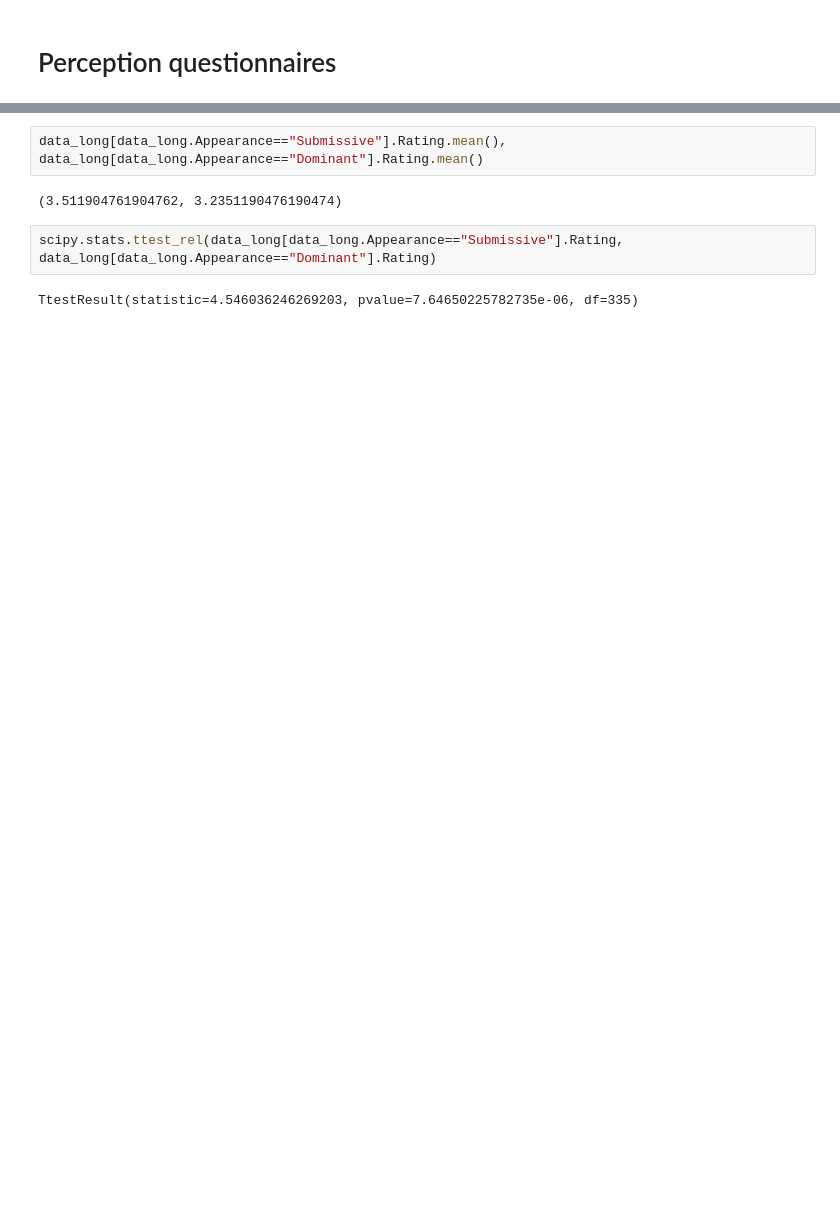
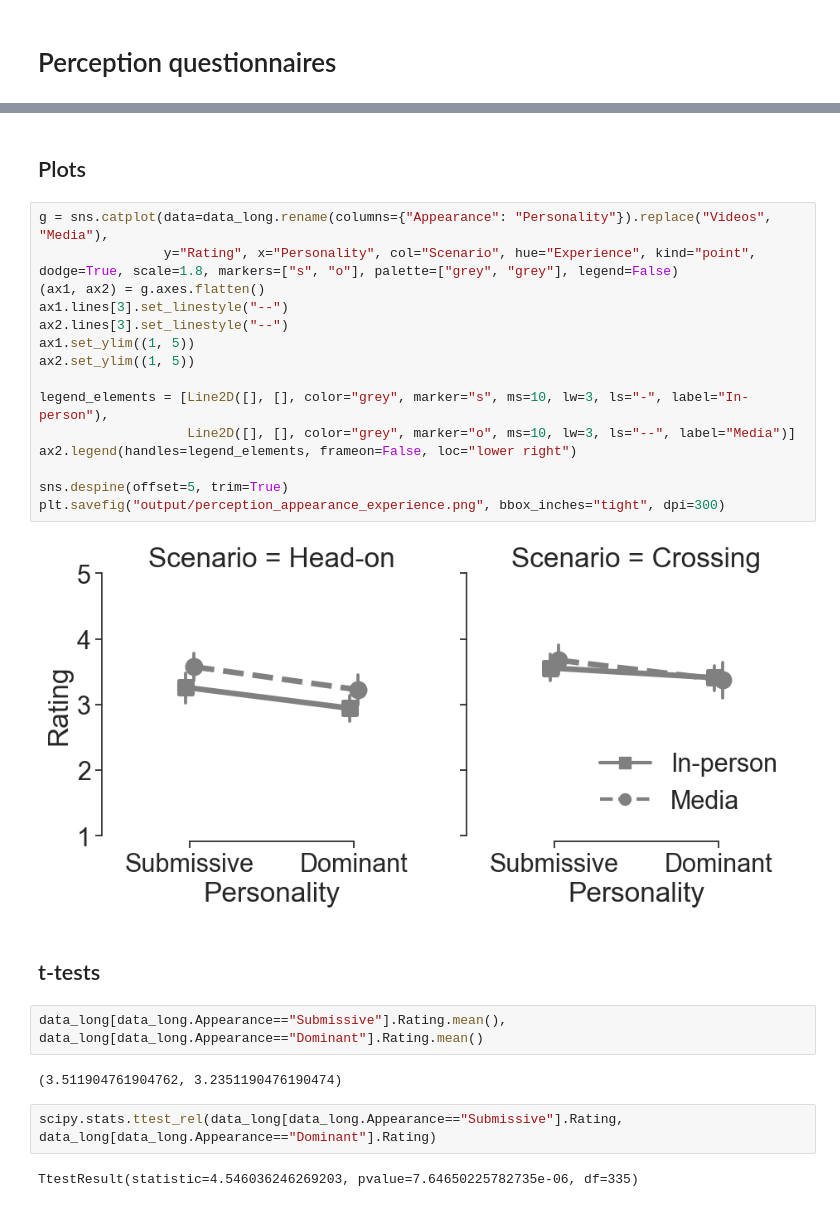
Before and after one commit to tud-hri/Spot-DataAnalysis, a Jupyter notebook: questionnaire_analysis.ipynb, the cells around one changed output, grey strips where cells are left out. Drawn from its saved outputs; the diff is of its cells as text; blank space fills up the shorter version.

Commit message:
Figures updated, analysis notebooks cleaned

```diff
--- a/questionnaire_analysis.ipynb
+++ b/questionnaire_analysis.ipynb
@@ -140,3 +124,24 @@ sns.catplot(data=data_long, y="Rating", x="Appearance", hue="Scenario", kind="po
+# %% [markdown]
+## Plots
+# %%
+g = sns.catplot(data=data_long.rename(columns={"Appearance": "Personality"}).replace("Videos", "Media"),
+                y="Rating", x="Personality", col="Scenario", hue="Experience", kind="point", dodge=True, scale=1.8, markers=["s", "o"], palette=["grey", "grey"], legend=False)
+(ax1, ax2) = g.axes.flatten()
+ax1.lines[3].set_linestyle("--")
+ax2.lines[3].set_linestyle("--")
+ax1.set_ylim((1, 5))
+ax2.set_ylim((1, 5))
+
+legend_elements = [Line2D([], [], color="grey", marker="s", ms=10, lw=3, ls="-", label="In-person"),
+                   Line2D([], [], color="grey", marker="o", ms=10, lw=3, ls="--", label="Media")]
+ax2.legend(handles=legend_elements, frameon=False, loc="lower right")
+
+sns.despine(offset=5, trim=True)
+plt.savefig("output/perception_appearance_experience.png", bbox_inches="tight", dpi=300)
+# %% [output]
+[figure, added]
+# %% [markdown]
+## t-tests
 # %%
 data_long[data_long.Appearance=="Submissive"].Rating.mean(), data_long[data_long.Appearance=="Dominant"].Rating.mean()
 # %% [output]
```
Also changed, not shown: parts of 39 cells of this notebook, 5 other files.
